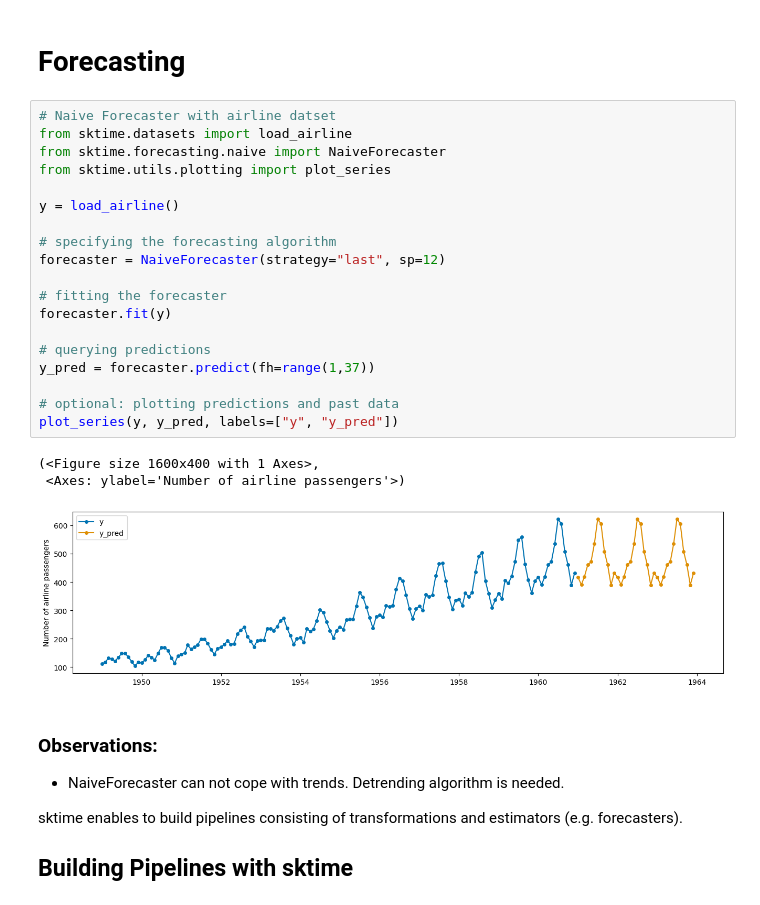
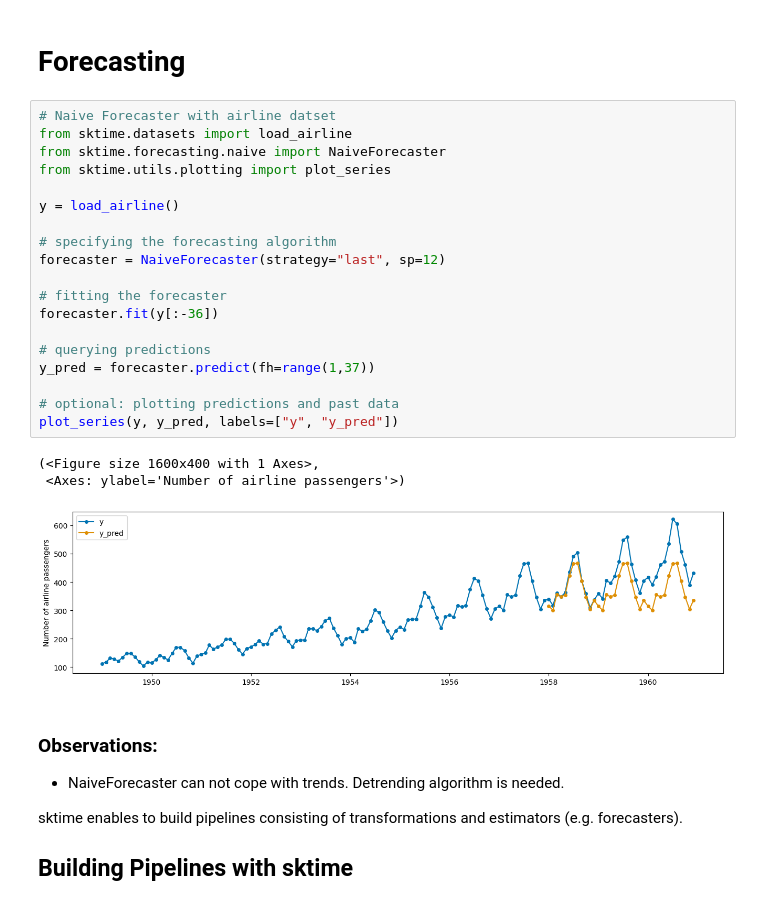
Before and after one commit to sktime/tutorial_haicon_prologue_day, a Jupyter notebook: notebooks/02_advanced_forecasting.ipynb, the cells around one changed output. Cells and saved outputs as stored; diff of their text form.

```diff
--- a/notebooks/02_advanced_forecasting.ipynb
+++ b/notebooks/02_advanced_forecasting.ipynb
@@ -3,26 +3,26 @@
 # %%
 # Naive Forecaster with airline datset
 from sktime.datasets import load_airline
 from sktime.forecasting.naive import NaiveForecaster
 from sktime.utils.plotting import plot_series
 
 y = load_airline()
 
 # specifying the forecasting algorithm
 forecaster = NaiveForecaster(strategy="last", sp=12)
 
 # fitting the forecaster
-forecaster.fit(y)
+forecaster.fit(y[:-36])
 
 # querying predictions
 y_pred = forecaster.predict(fh=range(1,37))
 
 # optional: plotting predictions and past data
 plot_series(y, y_pred, labels=["y", "y_pred"])
 # %% [output]
 (<Figure size 1600x400 with 1 Axes>,
  <Axes: ylabel='Number of airline passengers'>)
-[figure, old version]
+[figure, new version]
 # %% [markdown]
 ### Observations:
 * NaiveForecaster can not cope with trends. Detrending algorithm is needed.
```
Also changed, not shown: parts of 12 cells of this notebook, 2 other files.
